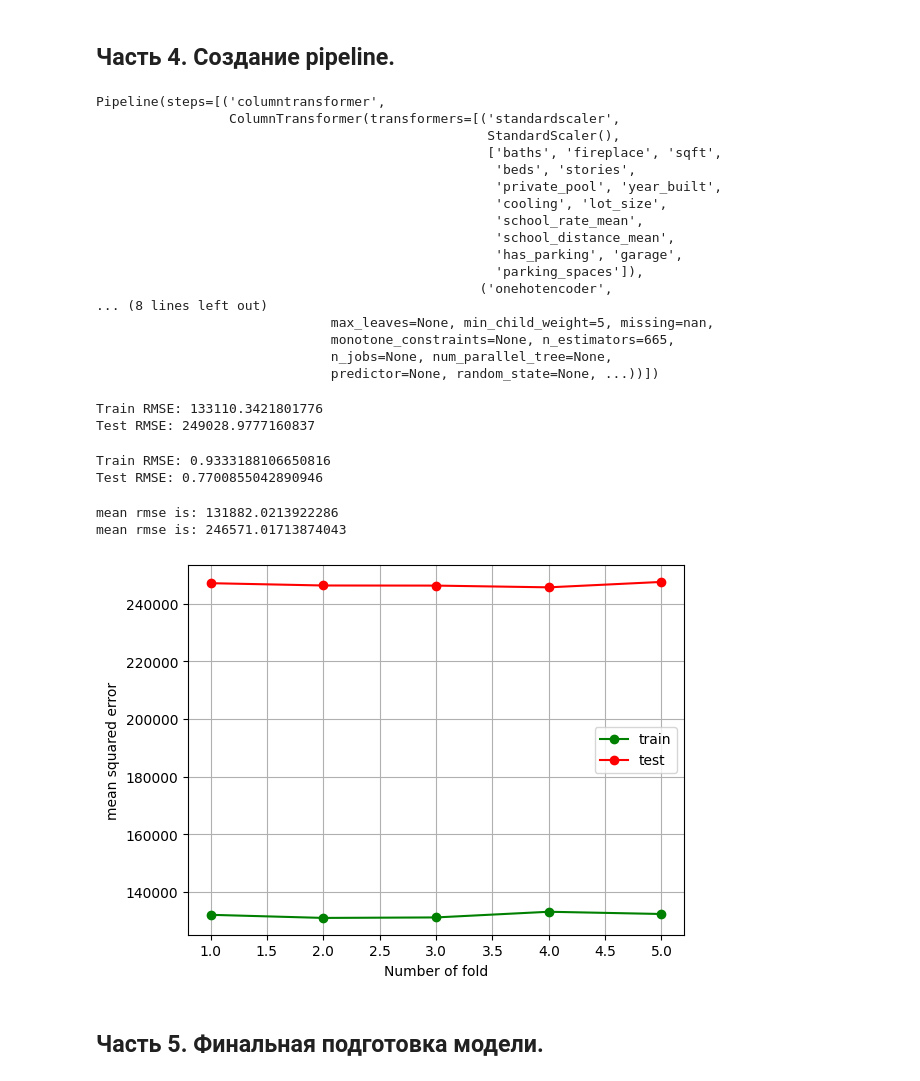
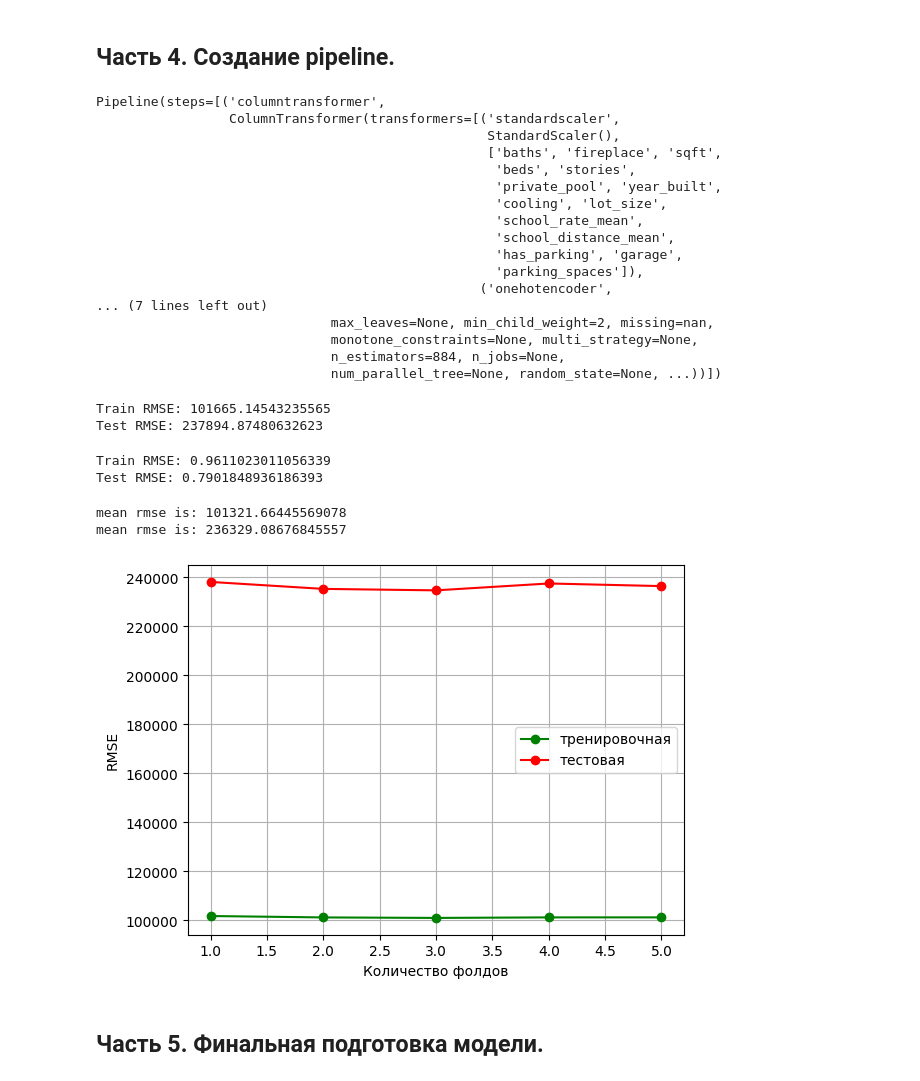
Before and after one commit to KonstantinMedvedev1996/skillfactory_ML_course, a Jupyter notebook: Project_Final/Project_Final_Part_3_Model.ipynb, the cells around one changed output. Drawn from its saved outputs; the diff is of its cells as text; code cells hidden in the pictures.

```diff
--- a/Project_Final/Project_Final_Part_3_Model.ipynb
+++ b/Project_Final/Project_Final_Part_3_Model.ipynb
@@ -223 +221,3 @@ best_params_ = {'max_depth': 10, 'learning_rate': 0.27709654408982404, 'n_estima
+# %%
+best_params_ = {'max_depth': 10, 'learning_rate': 0.15731514140750152, 'n_estimators': 884, 'min_child_weight': 2, 'gamma': 0.4786406006113764, 'subsample': 0.9370506411504153, 'colsample_bytree': 0.6588413851034691, 'reg_alpha': 0.42809669399162953, 'reg_lambda': 0.2730450833215283}
 # %%
@@ -250,7 +251,7 @@ MeAE on the validation sample: 65739.5 долларов
 ''' Создание копии исходного датасета, кодирование категориальных признаков'''
 dft = df.copy()
 # %%
-best_params_ = {'max_depth': 10, 'learning_rate': 0.27709654408982404, 'n_estimators': 665, 'min_child_weight': 5, 'gamma': 0.7761973587710317, 'subsample': 0.7887000601591988, 'colsample_bytree': 0.4221933346229272, 'reg_alpha': 0.342970136714684, 'reg_lambda': 0.8236712370675622}
+# best_params_ = {'max_depth': 10, 'learning_rate': 0.27709654408982404, 'n_estimators': 665, 'min_child_weight': 5, 'gamma': 0.7761973587710317, 'subsample': 0.7887000601591988, 'colsample_bytree': 0.4221933346229272, 'reg_alpha': 0.342970136714684, 'reg_lambda': 0.8236712370675622}
 # %%
 preprocessor = make_column_transformer(
     (StandardScaler(), num_col),
@@ -276,26 +277,27 @@ Pipeline(steps=[('columntransformer',
                                                    'has_parking', 'garage',
                                                    'parking_spaces']),
                                                  ('onehotencoder',
-... (8 lines left out)
-                              max_leaves=None, min_child_weight=5, missing=nan,
-                              monotone_constraints=None, n_estimators=665,
-                              n_jobs=None, num_parallel_tree=None,
-                              predictor=None, random_state=None, ...))])
+... (7 lines left out)
+                              max_leaves=None, min_child_weight=2, missing=nan,
+                              monotone_constraints=None, multi_strategy=None,
+                              n_estimators=884, n_jobs=None,
+                              num_parallel_tree=None, random_state=None, ...))])
 # %%
 y_train_pred = clf.predict(X_train)
 y_test_pred  = clf.predict(X_test)
 print('Train RMSE:', mean_squared_error(y_train, y_train_pred, squared=False))
 print('Test RMSE:', mean_squared_error(y_test, y_test_pred, squared=False))
 # %% [output]
-Train RMSE: 133110.3421801776
-Test RMSE: 249028.9777160837
+Train RMSE: 101665.14543235565
+Test RMSE: 237894.87480632623
 # %%
 print('Train RMSE:', r2_score(y_train, y_train_pred))
 print('Test RMSE:', r2_score(y_test, y_test_pred))
 # %% [output]
-Train RMSE: 0.9333188106650816
-Test RMSE: 0.7700855042890946
+Train RMSE: 0.9611023011056339
+Test RMSE: 0.7901848936186393
 # %%
+'''Протестируем наш получившийся пайплан на нескольких фолдах тренировочной выборки'''
 from sklearn.model_selection import KFold
 kf = KFold(n_splits=5, shuffle=True, random_state=42)
 import numpy as np
@@ -316,19 +318,21 @@ rmse_test = np.array(rmse_test)
 print("mean rmse is: {}".format(rmse_train.mean()))
 print("mean rmse is: {}".format(rmse_test.mean()))
 # %% [output]
-mean rmse is: 131882.0213922286
-mean rmse is: 246571.01713874043
+mean rmse is: 101321.66445569078
+mean rmse is: 236329.08676845557
 # %%
+''' Как можно увидеть из графика модель показывает
+устойчивый результат на тестовой выборке в районе 240 тыс.'''
 folds = range(1, kf.get_n_splits() + 1)
-plt.plot(folds, rmse_train, 'o-', color='green', label='train')
-plt.plot(folds, rmse_test, 'o-', color='red', label='test')
+plt.plot(folds, rmse_train, 'o-', color='green', label='тренировочная')
+plt.plot(folds, rmse_test, 'o-', color='red', label='тестовая')
 plt.legend()
 plt.grid()
-plt.xlabel('Number of fold')
-plt.ylabel('mean squared error')
+plt.xlabel('Количество фолдов')
+plt.ylabel('RMSE')
 plt.show()
 # %% [output]
-[figure, old version]
+[figure, new version]
 # %% [markdown]
 ## Часть 5. Финальная подготовка модели. ##
 # %%
```
Also changed, not shown: parts of 34 cells of this notebook, 2 other files.
